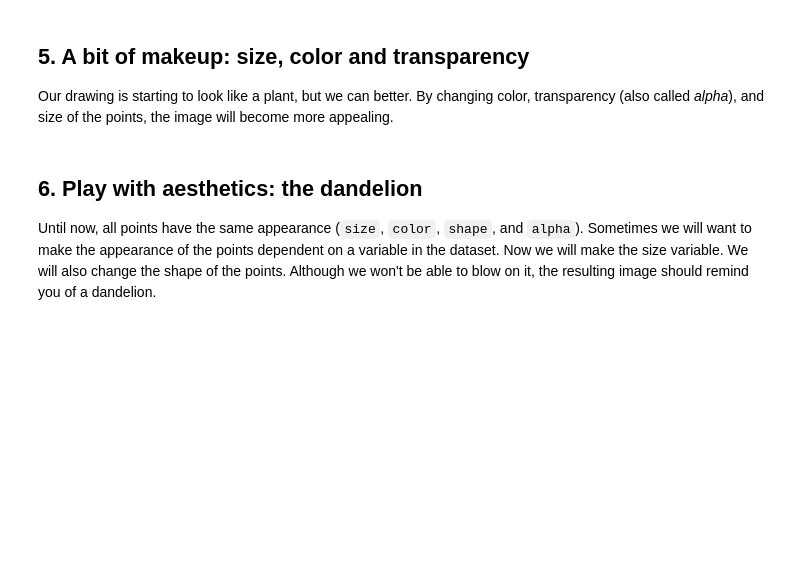
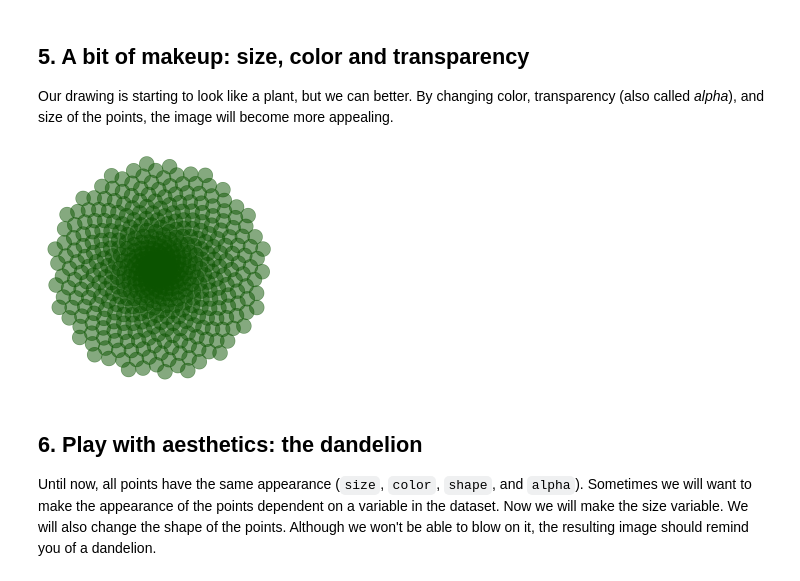
Before and after one commit to JeremyTallant/drawing_flowers_using_mathematics, a Jupyter notebook: phyllotaxis.ipynb, the cells around one changed output. Cells and saved outputs as stored; diff of their text form; code cells hidden in the pictures; blank space fills up the shorter version.

```diff
--- a/phyllotaxis.ipynb
+++ b/phyllotaxis.ipynb
@@ -83,8 +83,16 @@ theme(panel.background = element_rect(fill = "white"),
 # %%
 # Change the code from Task 4 to modify the
 # size, transparency, and color of the points
 p <- ggplot(df, aes(x*t, y*t))
-p + # .... YOUR CODE FOR TASK 5 ....
+p + geom_point(size = 8, alpha = 0.5, color = "darkgreen") +
+theme(panel.background = element_rect(fill = "white"),
+        panel.grid.major = element_blank(),
+        axis.title = element_blank(),
+        axis.text = element_blank(),
+        axis.line = element_blank(),
+        axis.ticks = element_blank())
+# %% [output]
+[figure, added]
 # %% [markdown]
 ## 6. Play with aesthetics: the dandelion
 <p>Until now, all points have the same appearance (<code>size</code>, <code>color</code>, <code>shape</code>, and <code>alpha</code>). Sometimes we will want to make the appearance of the points dependent on a variable in the dataset. Now we will make the size variable. We will also change the shape of the points. Although we won't be able to blow on it, the resulting image should remind you of a dandelion.</p>
```
